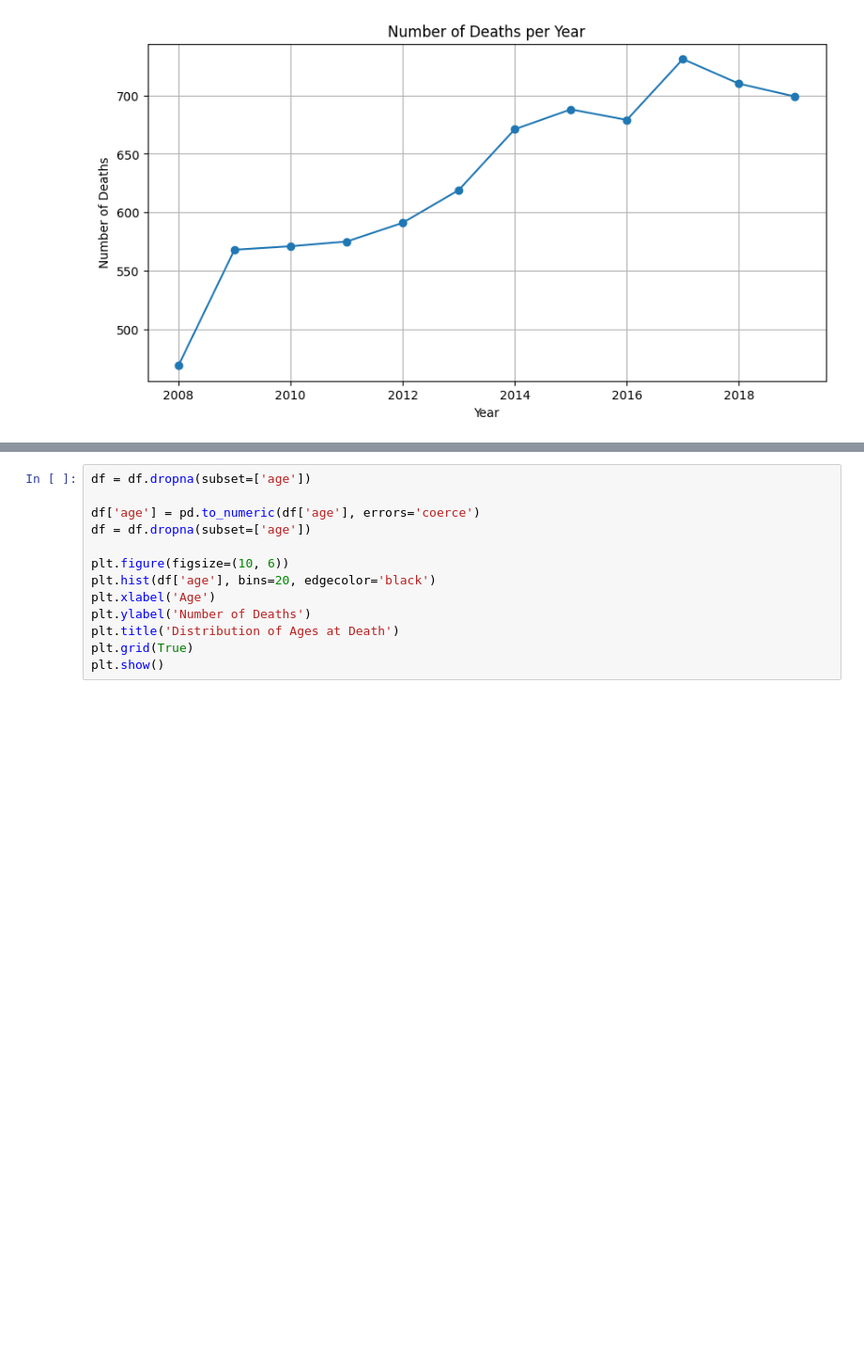
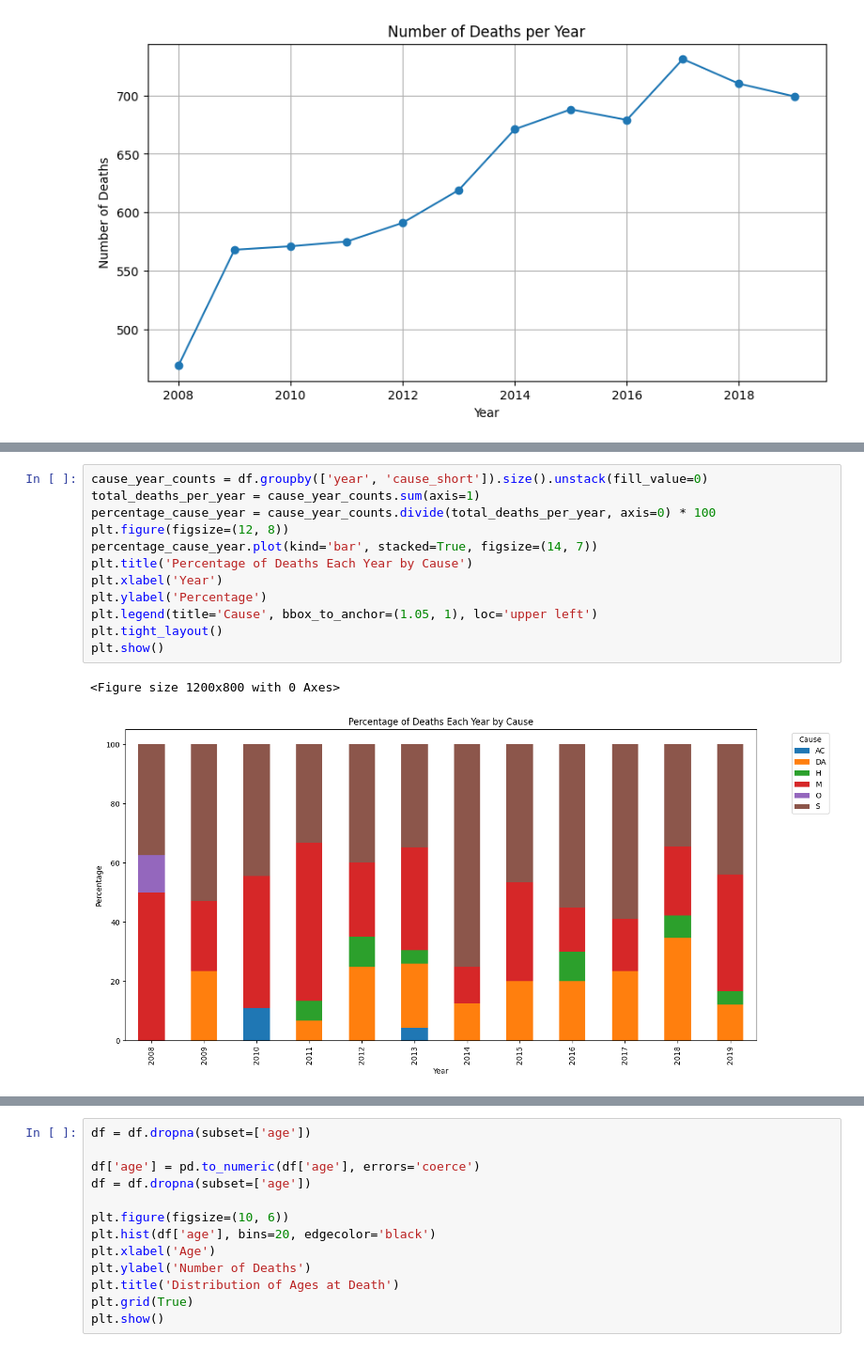
Before and after one commit to ndesai123/dgt-hum-140, a Jupyter notebook: Project.ipynb, the cells around one changed output, grey strips where cells are left out. Shown: that part at 94% size. Drawn from its saved outputs; the diff is of its cells as text; blank space fills up the shorter version.

```diff
--- a/Project.ipynb
+++ b/Project.ipynb
@@ -36,0 +78,15 @@ plt.show()
+# %%
+cause_year_counts = df.groupby(['year', 'cause_short']).size().unstack(fill_value=0)
+total_deaths_per_year = cause_year_counts.sum(axis=1)
+percentage_cause_year = cause_year_counts.divide(total_deaths_per_year, axis=0) * 100
+plt.figure(figsize=(12, 8))
+percentage_cause_year.plot(kind='bar', stacked=True, figsize=(14, 7))
+plt.title('Percentage of Deaths Each Year by Cause')
+plt.xlabel('Year')
+plt.ylabel('Percentage')
+plt.legend(title='Cause', bbox_to_anchor=(1.05, 1), loc='upper left')
+plt.tight_layout()
+plt.show()
+# %% [output]
+<Figure size 1200x800 with 0 Axes>
+[figure, added]
```
Also changed, not shown: parts of 11 cells of this notebook.
